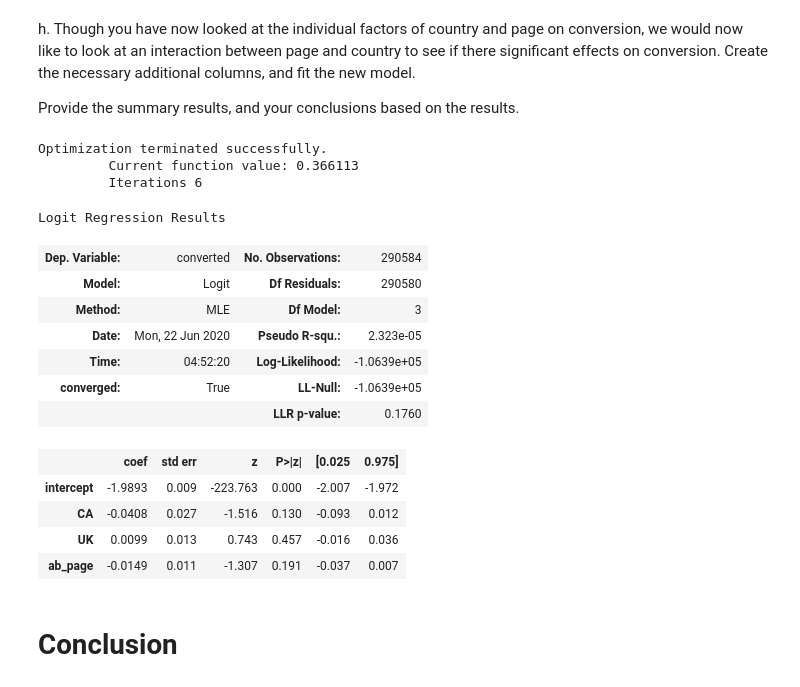
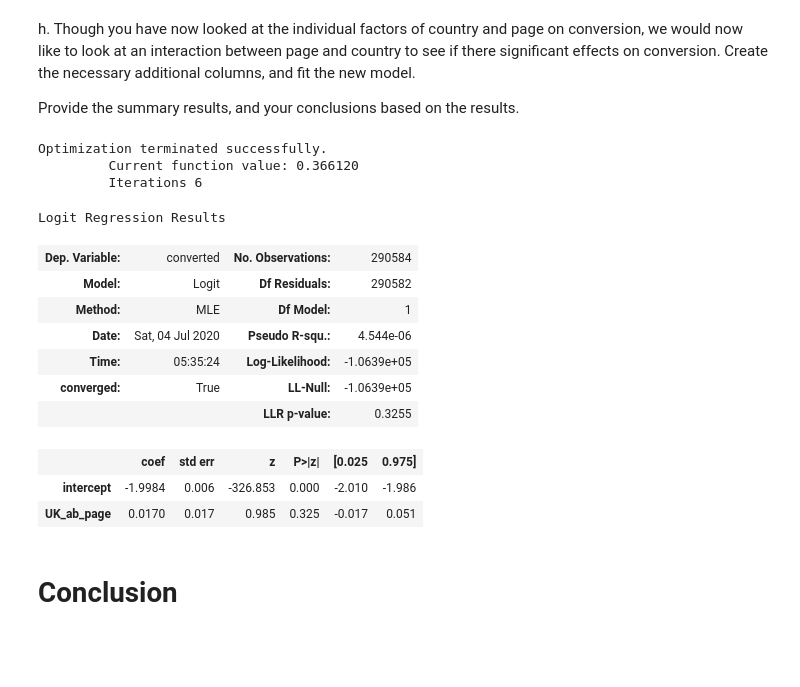
Before and after one commit to christineton/Udacity_Data_Analysis_Nanodegree, a Jupyter notebook: AnalyzeABTestResults/Analyze_ab_test_results_notebook.ipynb, the cells around one changed output. Drawn from its saved outputs; the diff is of its cells as text; code cells hidden in the pictures; blank space fills up the shorter version.

```diff
--- a/AnalyzeABTestResults/Analyze_ab_test_results_notebook.ipynb
+++ b/AnalyzeABTestResults/Analyze_ab_test_results_notebook.ipynb
@@ -443,27 +443,27 @@ dtype: float64
 h. Though you have now looked at the individual factors of country and page on conversion, we would now like to look at an interaction between page and country to see if there significant effects on conversion.  Create the necessary additional columns, and fit the new model.
 
 Provide the summary results, and your conclusions based on the results.
+# %%
+df_countries['UK_ab_page'] = df_countries['UK'] * df_countries['ab_page']
 # %%
-mod = sm.Logit(df_countries['converted'], df_countries[['intercept', 'CA', 'UK', 'ab_page']])
+mod = sm.Logit(df_countries['converted'], df_countries[['intercept', 'UK_ab_page']])
 results = mod.fit()
 results.summary()
 # %% [output]
 Optimization terminated successfully.
-         Current function value: 0.366113
+         Current function value: 0.366120
          Iterations 6
 Logit Regression Results
 | Dep. Variable: | converted | No. Observations: | 290584 |
-| Model: | Logit | Df Residuals: | 290580 |
-| Method: | MLE | Df Model: | 3 |
-| Date: | Mon, 22 Jun 2020 | Pseudo R-squ.: | 2.323e-05 |
-| Time: | 04:52:20 | Log-Likelihood: | -1.0639e+05 |
+| Model: | Logit | Df Residuals: | 290582 |
+| Method: | MLE | Df Model: | 1 |
+| Date: | Sat, 04 Jul 2020 | Pseudo R-squ.: | 4.544e-06 |
+| Time: | 05:35:24 | Log-Likelihood: | -1.0639e+05 |
 | converged: | True | LL-Null: | -1.0639e+05 |
-|  |  | LLR p-value: | 0.1760 |
+|  |  | LLR p-value: | 0.3255 |
 |  | coef | std err | z | P>|z| | [0.025 | 0.975] |
-| intercept | -1.9893 | 0.009 | -223.763 | 0.000 | -2.007 | -1.972 |
-| CA | -0.0408 | 0.027 | -1.516 | 0.130 | -0.093 | 0.012 |
-| UK | 0.0099 | 0.013 | 0.743 | 0.457 | -0.016 | 0.036 |
-| ab_page | -0.0149 | 0.011 | -1.307 | 0.191 | -0.037 | 0.007 |
+| intercept | -1.9984 | 0.006 | -326.853 | 0.000 | -2.010 | -1.986 |
+| UK_ab_page | 0.0170 | 0.017 | 0.985 | 0.325 | -0.017 | 0.051 |
 # %% [markdown]
 # Conclusion
 # %% [markdown]
```
Also changed, not shown: parts of 9 cells of this notebook, 2 other files.
